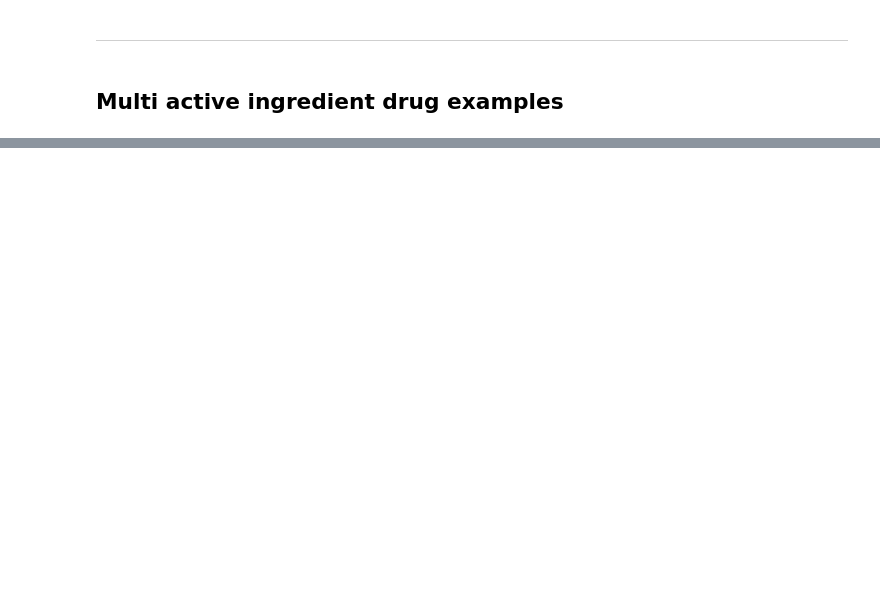
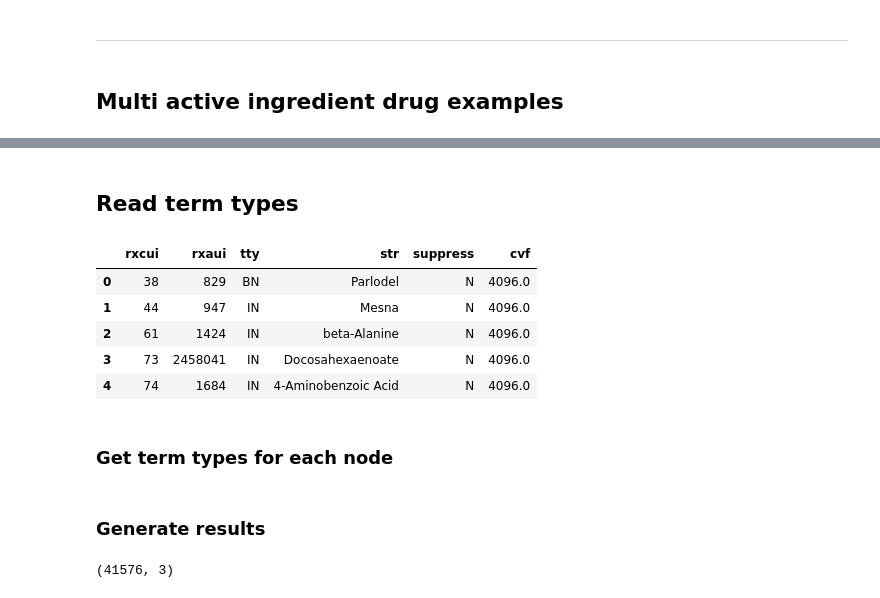
Before and after one commit to veleritas/ndc_active_ingredients, a Jupyter notebook: code/ingredients/validate_mapping_results.ipynb, the cells around one changed output, grey strips where cells are left out. Cells and saved outputs as stored; diff of their text form; code cells hidden in the pictures; blank space fills up the shorter version.

```diff
--- a/code/ingredients/validate_mapping_results.ipynb
+++ b/code/ingredients/validate_mapping_results.ipynb
@@ -242,0 +260,15 @@ res.query("rxcui == 543879")
+# %% [markdown]
+## Read term types
+# %%
+conso = pd.read_csv("../../pipeline/rxnorm/rxconso_info.tsv", sep='\t')
+# %%
+conso.head()
+# %% [output]
+|  | rxcui | rxaui | tty | str | suppress | cvf |
+| 0 | 38 | 829 | BN | Parlodel | N | 4096.0 |
+| 1 | 44 | 947 | IN | Mesna | N | 4096.0 |
+| 2 | 61 | 1424 | IN | beta-Alanine | N | 4096.0 |
+| 3 | 73 | 2458041 | IN | Docosahexaenoate | N | 4096.0 |
+| 4 | 74 | 1684 | IN | 4-Aminobenzoic Acid | N | 4096.0 |
+# %% [markdown]
+### Get term types for each node
@@ -242,0 +279,2 @@ res.query("rxcui == 543879")
+# %% [markdown]
+### Generate results
@@ -242,0 +296,4 @@ res.query("rxcui == 543879")
+# %%
+ans.shape
+# %% [output]
+(41576, 3)
```
Also changed, not shown: parts of 18 cells of this notebook.
